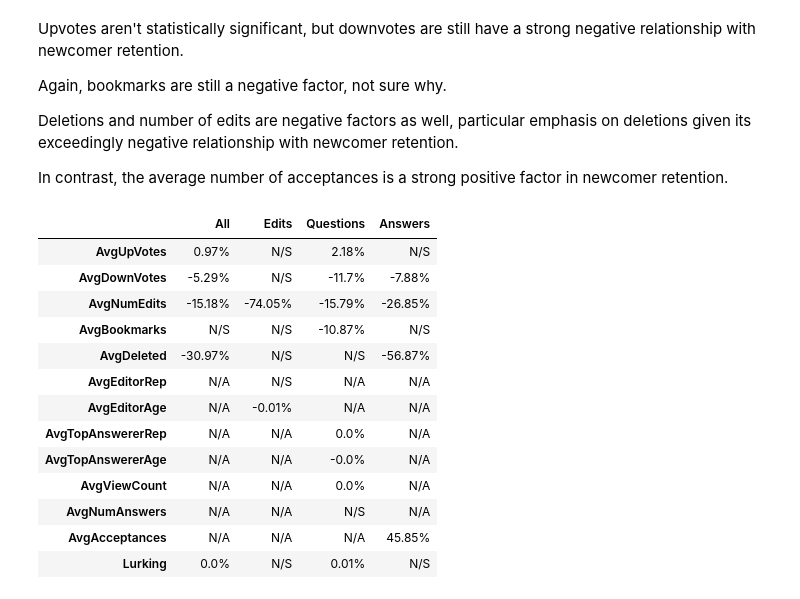
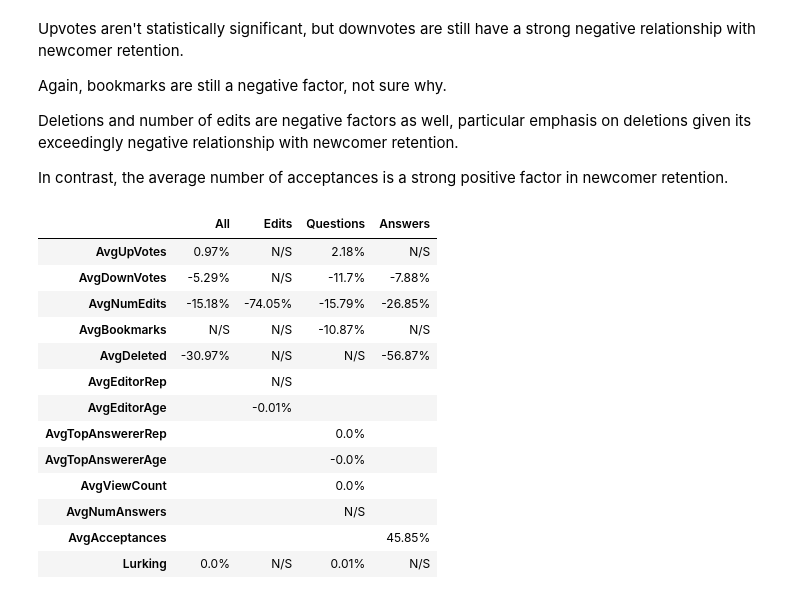
Before and after one commit to jackiec1998/cs565-final-project, a Jupyter notebook: analysis.ipynb, the cells around one changed output. Cells and saved outputs as stored; diff of their text form; code cells hidden in the pictures.

Commit message:
Changed N/A to blank because it's annoying.

```diff
--- a/analysis.ipynb
+++ b/analysis.ipynb
@@ -448,40 +448,40 @@ def format_column(model, name):
 table = pd.DataFrame()
 
 table['All'] = format_column(all_model, name='All')
 table = table.join(format_column(edit_model, name='Edits'), how='outer')
 table = table.join(format_column(question_model, name='Questions'), how='outer')
 table = table.join(format_column(answer_model, name='Answers'), how='outer')
 
 table.reindex([
     'AvgUpVotes',
     'AvgDownVotes',
     'AvgNumEdits',
     'AvgBookmarks',
     'AvgDeleted',
     'AvgEditorRep',
     'AvgEditorAge',
     'AvgTopAnswererRep',
     'AvgTopAnswererAge',
     'AvgViewCount',
     'AvgNumAnswers',
     'AvgAcceptances',
     'Lurking'
-]).replace(np.nan, 'N/A')
+]).replace(np.nan, '')
 
-# N/A: not applicable
+# blank: not applicable
 # N/S: not significant
 # %% [output]
 |  | All | Edits | Questions | Answers |
 | AvgUpVotes | 0.97% | N/S | 2.18% | N/S |
 | AvgDownVotes | -5.29% | N/S | -11.7% | -7.88% |
 | AvgNumEdits | -15.18% | -74.05% | -15.79% | -26.85% |
 | AvgBookmarks | N/S | N/S | -10.87% | N/S |
 | AvgDeleted | -30.97% | N/S | N/S | -56.87% |
-| AvgEditorRep | N/A | N/S | N/A | N/A |
-| AvgEditorAge | N/A | -0.01% | N/A | N/A |
-| AvgTopAnswererRep | N/A | N/A | 0.0% | N/A |
-| AvgTopAnswererAge | N/A | N/A | -0.0% | N/A |
-| AvgViewCount | N/A | N/A | 0.0% | N/A |
-| AvgNumAnswers | N/A | N/A | N/S | N/A |
-| AvgAcceptances | N/A | N/A | N/A | 45.85% |
+| AvgEditorRep |  | N/S |  |  |
+| AvgEditorAge |  | -0.01% |  |  |
+| AvgTopAnswererRep |  |  | 0.0% |  |
+| AvgTopAnswererAge |  |  | -0.0% |  |
+| AvgViewCount |  |  | 0.0% |  |
+| AvgNumAnswers |  |  | N/S |  |
+| AvgAcceptances |  |  |  | 45.85% |
 | Lurking | 0.0% | N/S | 0.01% | N/S |
```
